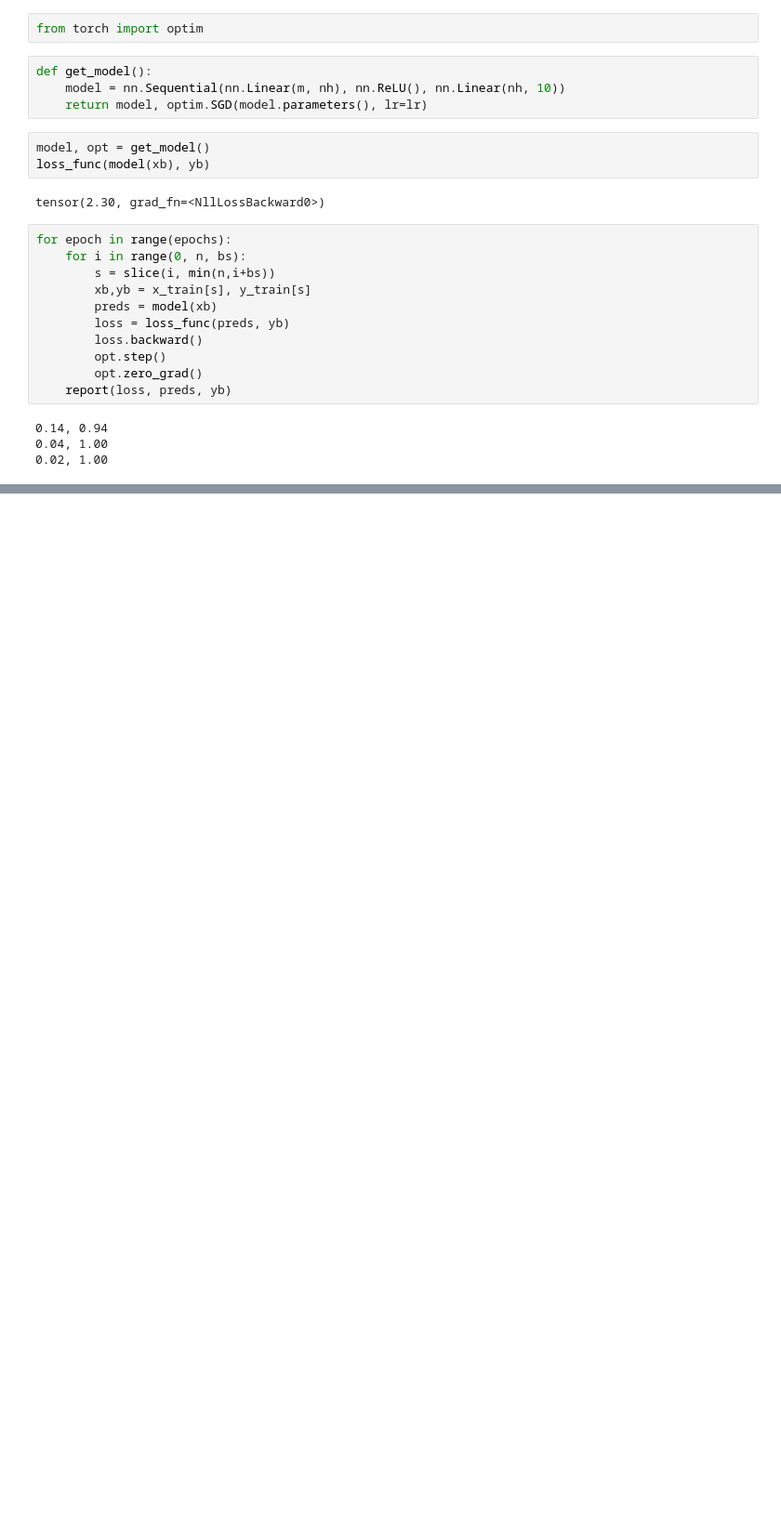
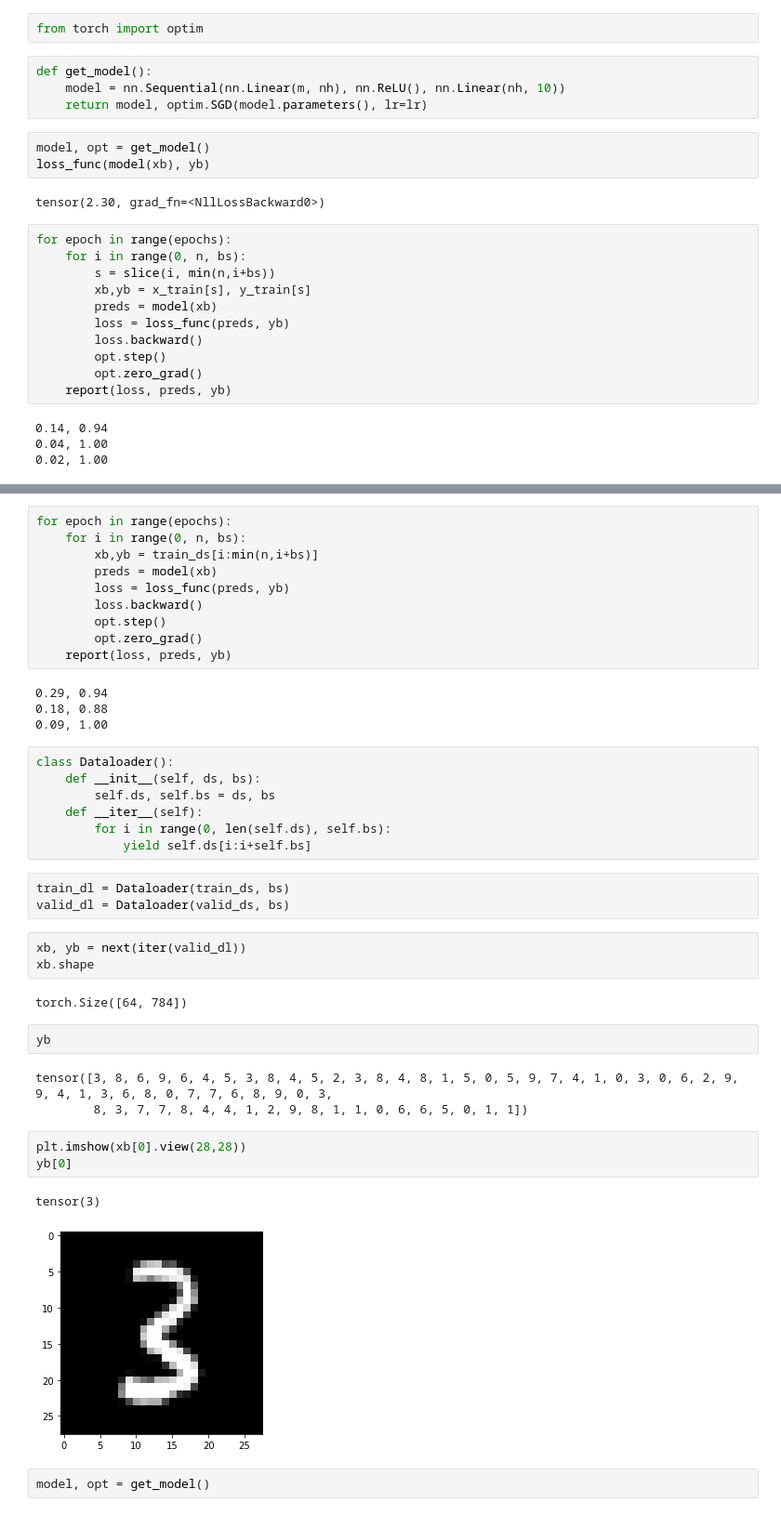
Before and after one commit to apicov/my_nb_fastai_2022p2, a Jupyter notebook: mini_batch_training.ipynb, the cells around one changed output, grey strips where cells are left out. Shown at 93% size. Drawn from its saved outputs; the diff is of its cells as text; blank space fills up the shorter version.

Commit message:
dataloaders

```diff
--- a/mini_batch_training.ipynb
+++ b/mini_batch_training.ipynb
@@ -344,0 +363,42 @@ for epoch in range(epochs):
+# %%
+for epoch in range(epochs):
+    for i in range(0, n, bs):
+        xb,yb = train_ds[i:min(n,i+bs)]
+        preds = model(xb)
+        loss = loss_func(preds, yb)
+        loss.backward()
+        opt.step()
+        opt.zero_grad()
+    report(loss, preds, yb)
+# %% [output]
+0.29, 0.94
+0.18, 0.88
+0.09, 1.00
+# %%
+class Dataloader():
+    def __init__(self, ds, bs):
+        self.ds, self.bs = ds, bs
+    def __iter__(self):
+        for i in range(0, len(self.ds), self.bs):
+            yield self.ds[i:i+self.bs]
+# %%
+train_dl = Dataloader(train_ds, bs)
+valid_dl = Dataloader(valid_ds, bs)
+# %%
+xb, yb = next(iter(valid_dl))
+xb.shape
+# %% [output]
+torch.Size([64, 784])
+# %%
+yb
+# %% [output]
+tensor([3, 8, 6, 9, 6, 4, 5, 3, 8, 4, 5, 2, 3, 8, 4, 8, 1, 5, 0, 5, 9, 7, 4, 1, 0, 3, 0, 6, 2, 9, 9, 4, 1, 3, 6, 8, 0, 7, 7, 6, 8, 9, 0, 3,
+        8, 3, 7, 7, 8, 4, 4, 1, 2, 9, 8, 1, 1, 0, 6, 6, 5, 0, 1, 1])
+# %%
+plt.imshow(xb[0].view(28,28))
+yb[0]
+# %% [output]
+tensor(3)
+[figure, added]
+# %%
+model, opt = get_model()
```
Also changed, not shown: parts of 24 cells of this notebook.
